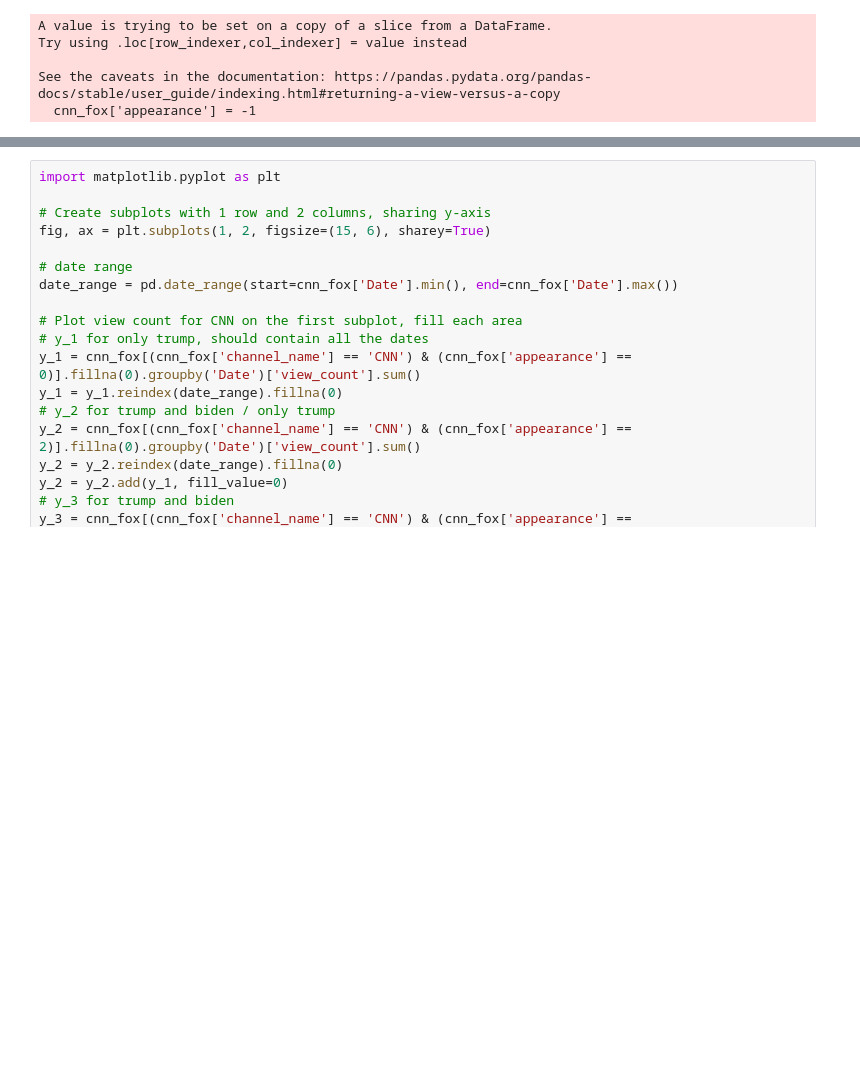
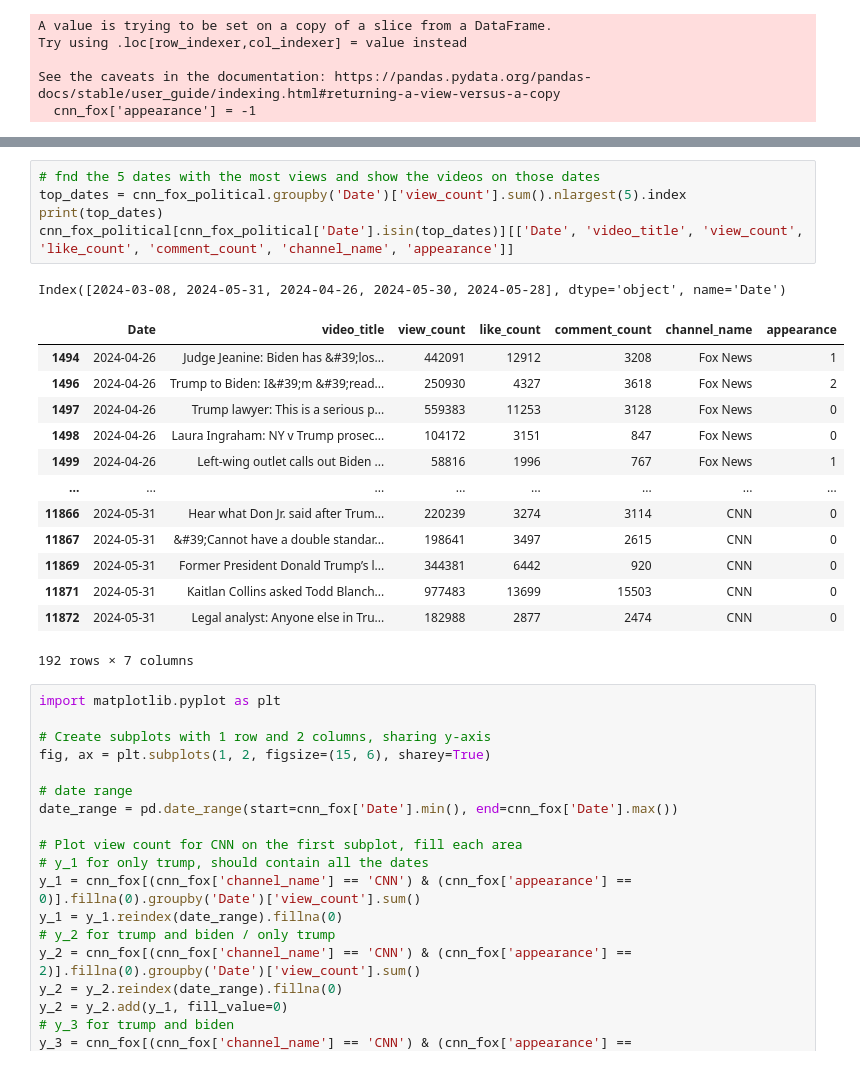
Before and after one commit to tyrionhuu/YouTube_Data_Science, a Jupyter notebook: time_series/src/video_statistics.ipynb, the cells around one changed output, grey strips where cells are left out. Cells and saved outputs as stored; diff of their text form; blank space fills up the shorter version.

```diff
--- a/time_series/src/video_statistics.ipynb
+++ b/time_series/src/video_statistics.ipynb
@@ -330,3 +334,23 @@ cnn_fox_political[cnn_fox_political['view_count'] > cnn_fox_political['view_coun
+# %%
+# fnd the 5 dates with the most views and show the videos on those dates
+top_dates = cnn_fox_political.groupby('Date')['view_count'].sum().nlargest(5).index
+print(top_dates)
+cnn_fox_political[cnn_fox_political['Date'].isin(top_dates)][['Date', 'video_title', 'view_count', 'like_count', 'comment_count', 'channel_name', 'appearance']]
+# %% [output]
+Index([2024-03-08, 2024-05-31, 2024-04-26, 2024-05-30, 2024-05-28], dtype='object', name='Date')
+|  | Date | video_title | view_count | like_count | comment_count | channel_name | appearance |
+| 1494 | 2024-04-26 | Judge Jeanine: Biden has &#39;los... | 442091 | 12912 | 3208 | Fox News | 1 |
+| 1496 | 2024-04-26 | Trump to Biden: I&#39;m &#39;read... | 250930 | 4327 | 3618 | Fox News | 2 |
+| 1497 | 2024-04-26 | Trump lawyer: This is a serious p... | 559383 | 11253 | 3128 | Fox News | 0 |
+| 1498 | 2024-04-26 | Laura Ingraham: NY v Trump prosec... | 104172 | 3151 | 847 | Fox News | 0 |
+| 1499 | 2024-04-26 | Left-wing outlet calls out Biden ... | 58816 | 1996 | 767 | Fox News | 1 |
+| ... | ... | ... | ... | ... | ... | ... | ... |
+| 11866 | 2024-05-31 | Hear what Don Jr. said after Trum... | 220239 | 3274 | 3114 | CNN | 0 |
+| 11867 | 2024-05-31 | &#39;Cannot have a double standar... | 198641 | 3497 | 2615 | CNN | 0 |
+| 11869 | 2024-05-31 | Former President Donald Trump’s l... | 344381 | 6442 | 920 | CNN | 0 |
+| 11871 | 2024-05-31 | Kaitlan Collins asked Todd Blanch... | 977483 | 13699 | 15503 | CNN | 0 |
+| 11872 | 2024-05-31 | Legal analyst: Anyone else in Tru... | 182988 | 2877 | 2474 | CNN | 0 |
+192 rows × 7 columns
 # %%
 import matplotlib.pyplot as plt
 
```
Also changed, not shown: parts of 3 cells of this notebook, 1 other file.
